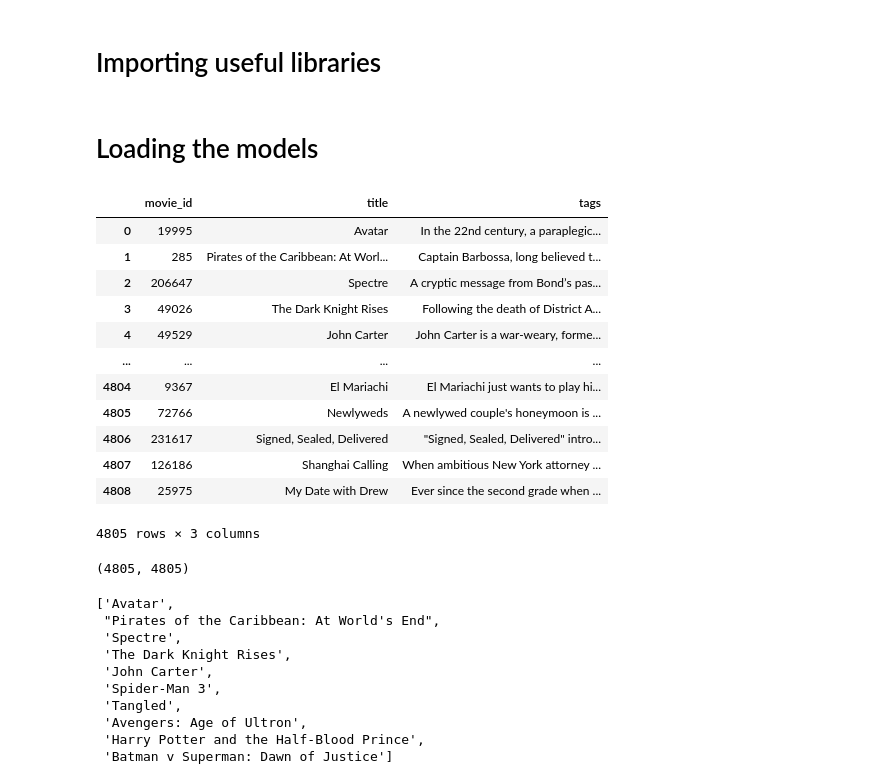
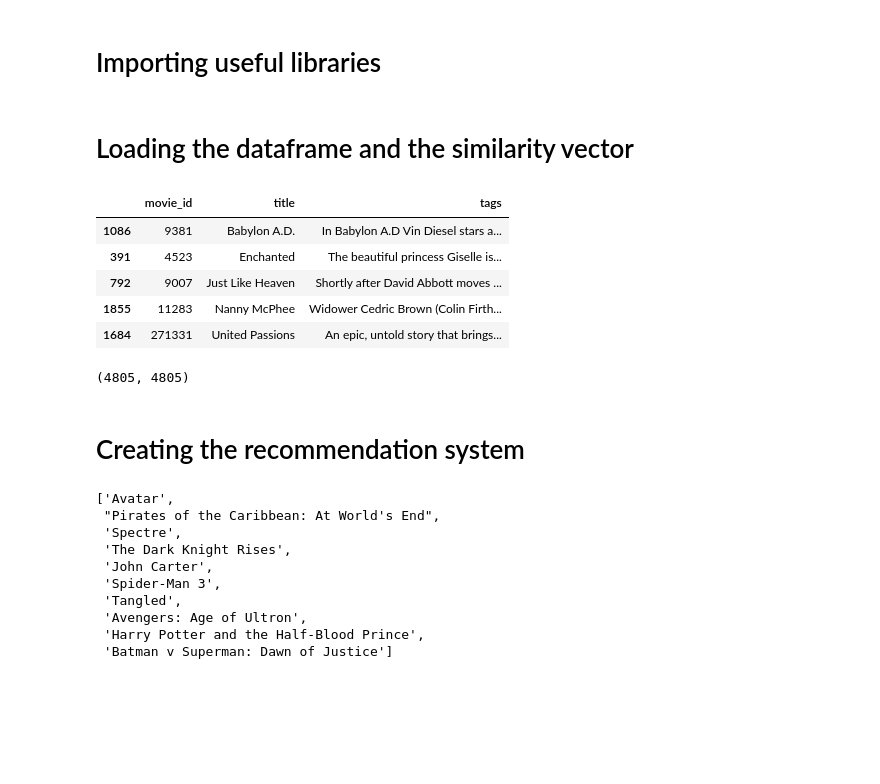
Before and after one commit to Micky373/movie_recommender, a Jupyter notebook: notebooks/recommender_with_poster_path.ipynb, the cells around one changed output. Saved outputs shown, nothing was run; the diff lists cells and outputs as text; code cells hidden in the pictures; blank space fills up the shorter version.

```diff
--- a/notebooks/recommender_with_poster_path.ipynb
+++ b/notebooks/recommender_with_poster_path.ipynb
@@ -13,12 +21,8 @@ import pickle # For loading the models
 from PIL import Image
 import matplotlib.pyplot as plt
 # %% [markdown]
-# Loading the models
+# Loading the dataframe and the similarity vector
 # %%
 # Let us load the movies table and the similarity vectors
 
-with open('../models/movie_list.pkl','rb') as f:
-    movies_df = pickle.load(f)
-
-with open('../models/similairty.pkl','rb') as f:
-    similarity = pickle.load(f)
+movies_df = pd.read_csv('../data/movies_df.csv')
@@ -25,27 +36,22 @@ with open('../models/similairty.pkl','rb') as f:
 # %%
 # Let us see the loaded movies dataset
 
-movies_df
+movies_df.sample(5)
 # %% [output]
 |  | movie_id | title | tags |
-| 0 | 19995 | Avatar | In the 22nd century, a paraplegic... |
-| 1 | 285 | Pirates of the Caribbean: At Worl... | Captain Barbossa, long believed t... |
-| 2 | 206647 | Spectre | A cryptic message from Bond’s pas... |
-| 3 | 49026 | The Dark Knight Rises | Following the death of District A... |
-| 4 | 49529 | John Carter | John Carter is a war-weary, forme... |
-| ... | ... | ... | ... |
-| 4804 | 9367 | El Mariachi | El Mariachi just wants to play hi... |
-| 4805 | 72766 | Newlyweds | A newlywed couple's honeymoon is ... |
-| 4806 | 231617 | Signed, Sealed, Delivered | "Signed, Sealed, Delivered" intro... |
-| 4807 | 126186 | Shanghai Calling | When ambitious New York attorney ... |
-| 4808 | 25975 | My Date with Drew | Ever since the second grade when ... |
+| 1086 | 9381 | Babylon A.D. | In Babylon A.D Vin Diesel stars a... |
+| 391 | 4523 | Enchanted | The beautiful princess Giselle is... |
+| 792 | 9007 | Just Like Heaven | Shortly after David Abbott moves ... |
+| 1855 | 11283 | Nanny McPhee | Widower Cedric Brown (Colin Firth... |
+| 1684 | 271331 | United Passions | An epic, untold story that brings... |
-4805 rows × 3 columns
 # %%
 # Let us see the loaded similarity
 
 similarity.shape
 # %% [output]
 (4805, 4805)
+# %% [markdown]
+# Creating the recommendation system
 # %%
 # A function from the last notebook about our API request
 
```
Also changed, not shown: parts of 4 cells of this notebook, 4 other files.
